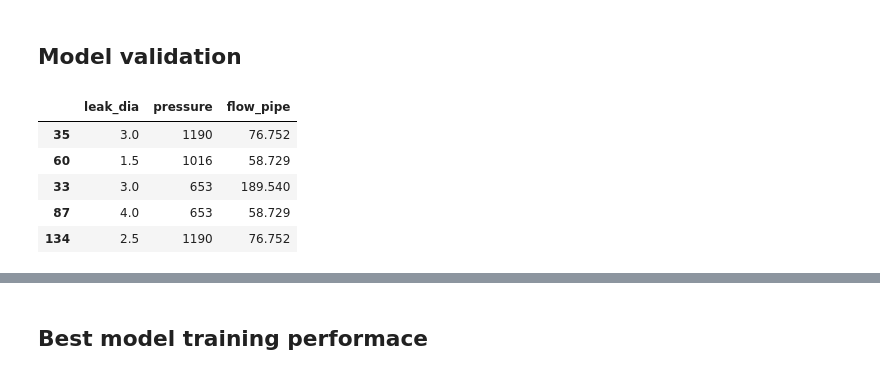
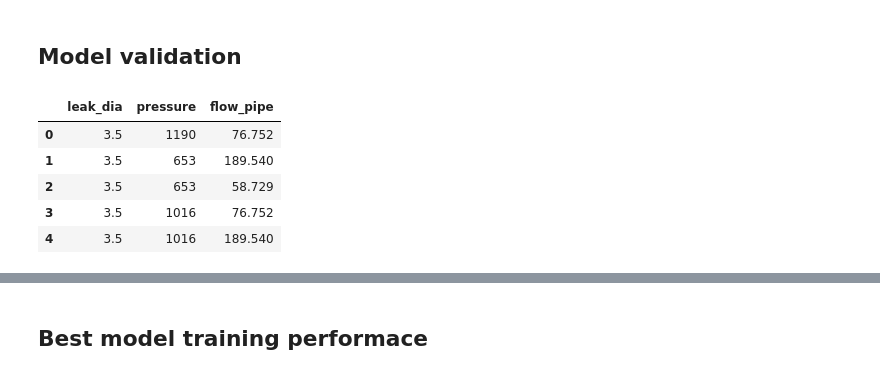
Before and after one commit to lllerena2/ma-final-project, a Jupyter notebook: eda/EDA_ROD.ipynb, the cells around one changed output, grey strips where cells are left out. Saved outputs shown, nothing was run; the diff lists cells and outputs as text; code cells hidden in the pictures.

```diff
--- a/eda/EDA_ROD.ipynb
+++ b/eda/EDA_ROD.ipynb
@@ -306,14 +300,14 @@ Residuales aleatorios, independientes
 # %% [markdown]
 ##  Model validation
 # %%
-Xtrain.head()
+X.head()
 # %% [output]
 |  | leak_dia | pressure | flow_pipe |
-| 35 | 3.0 | 1190 | 76.752 |
-| 60 | 1.5 | 1016 | 58.729 |
-| 33 | 3.0 | 653 | 189.540 |
-| 87 | 4.0 | 653 | 58.729 |
-| 134 | 2.5 | 1190 | 76.752 |
+| 0 | 3.5 | 1190 | 76.752 |
+| 1 | 3.5 | 653 | 189.540 |
+| 2 | 3.5 | 653 | 58.729 |
+| 3 | 3.5 | 1016 | 76.752 |
+| 4 | 3.5 | 1016 | 189.540 |
 # %%
 Xtrain, Xtest, ytrain, ytest = train_test_split(X, y, test_size=0.2, random_state=123)
 # %%
```
Also changed, not shown: parts of 29 cells of this notebook, 4 other files.
